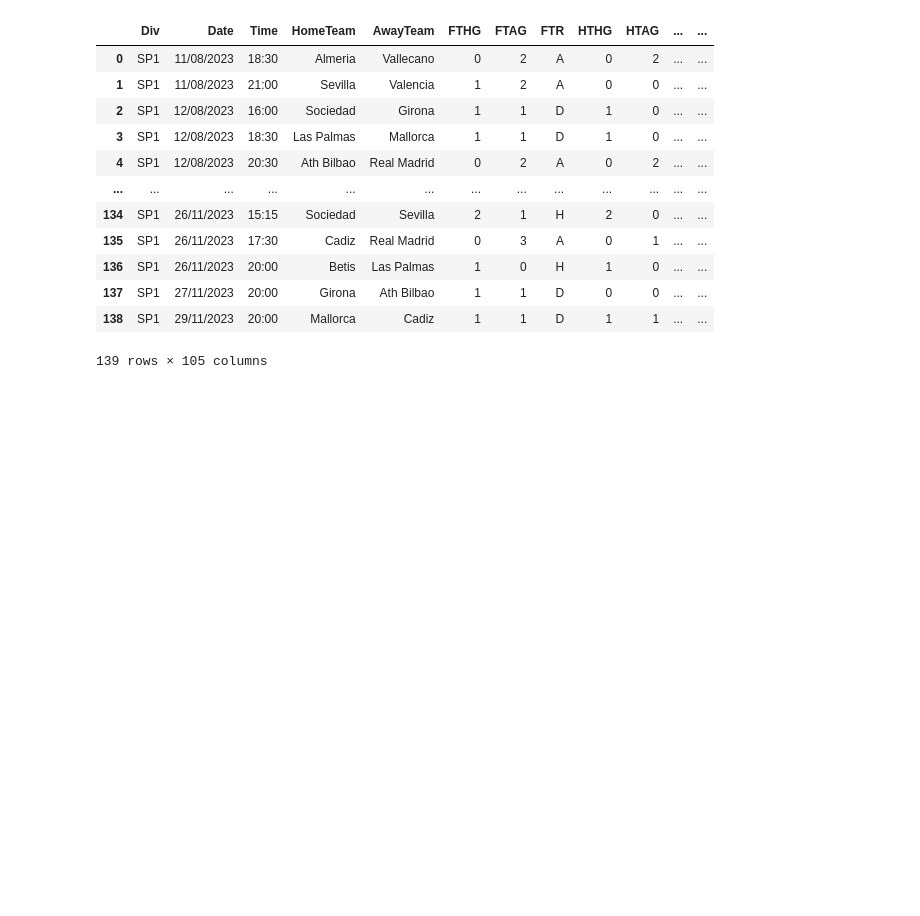
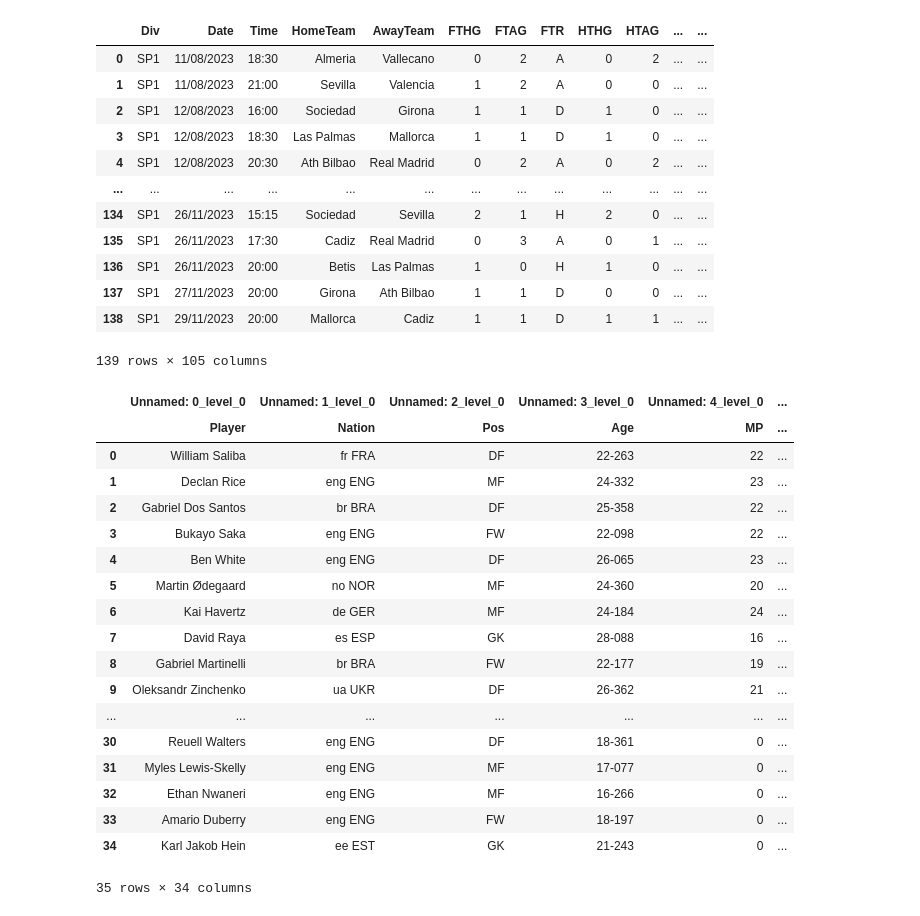
Before and after one commit to fantasy2fry/java-football-fbref-data-visualizer, a Jupyter notebook: data_exploration/data_collect.ipynb, the cells around one changed output. Drawn from its saved outputs; the diff is of its cells as text; code cells hidden in the pictures; blank space fills up the shorter version.

Commit message:
jsoup and first attempts to get data from website fbref

```diff
--- a/data_exploration/data_collect.ipynb
+++ b/data_exploration/data_collect.ipynb
@@ -342,3 +342,26 @@ df
 | 137 | SP1 | 27/11/2023 | 20:00 | Girona | Ath Bilbao | 1 | 1 | D | 0 | 0 | ... | ... |
 | 138 | SP1 | 29/11/2023 | 20:00 | Mallorca | Cadiz | 1 | 1 | D | 1 | 1 | ... | ... |
 139 rows × 105 columns
+# %%
+wazna_tabelka=pd.read_html("https://fbref.com/en/squads/18bb7c10/2023-2024/all_comps/Arsenal-Stats-All-Competitions#all_stats_standard")
+wazna_tabelka[0]
+# %% [output]
+|  | Unnamed: 0_level_0 | Unnamed: 1_level_0 | Unnamed: 2_level_0 | Unnamed: 3_level_0 | Unnamed: 4_level_0 | ... |
+|  | Player | Nation | Pos | Age | MP | ... |
+| 0 | William Saliba | fr FRA | DF | 22-263 | 22 | ... |
+| 1 | Declan Rice | eng ENG | MF | 24-332 | 23 | ... |
+| 2 | Gabriel Dos Santos | br BRA | DF | 25-358 | 22 | ... |
+| 3 | Bukayo Saka | eng ENG | FW | 22-098 | 22 | ... |
+| 4 | Ben White | eng ENG | DF | 26-065 | 23 | ... |
+| 5 | Martin Ødegaard | no NOR | MF | 24-360 | 20 | ... |
+| 6 | Kai Havertz | de GER | MF | 24-184 | 24 | ... |
+| 7 | David Raya | es ESP | GK | 28-088 | 16 | ... |
+| 8 | Gabriel Martinelli | br BRA | FW | 22-177 | 19 | ... |
+| 9 | Oleksandr Zinchenko | ua UKR | DF | 26-362 | 21 | ... |
+| ... | ... | ... | ... | ... | ... | ... |
+| 30 | Reuell Walters | eng ENG | DF | 18-361 | 0 | ... |
+| 31 | Myles Lewis-Skelly | eng ENG | MF | 17-077 | 0 | ... |
+| 32 | Ethan Nwaneri | eng ENG | MF | 16-266 | 0 | ... |
+| 33 | Amario Duberry | eng ENG | FW | 18-197 | 0 | ... |
+| 34 | Karl Jakob Hein | ee EST | GK | 21-243 | 0 | ... |
+35 rows × 34 columns
```
Also changed, not shown: 2 other files.
